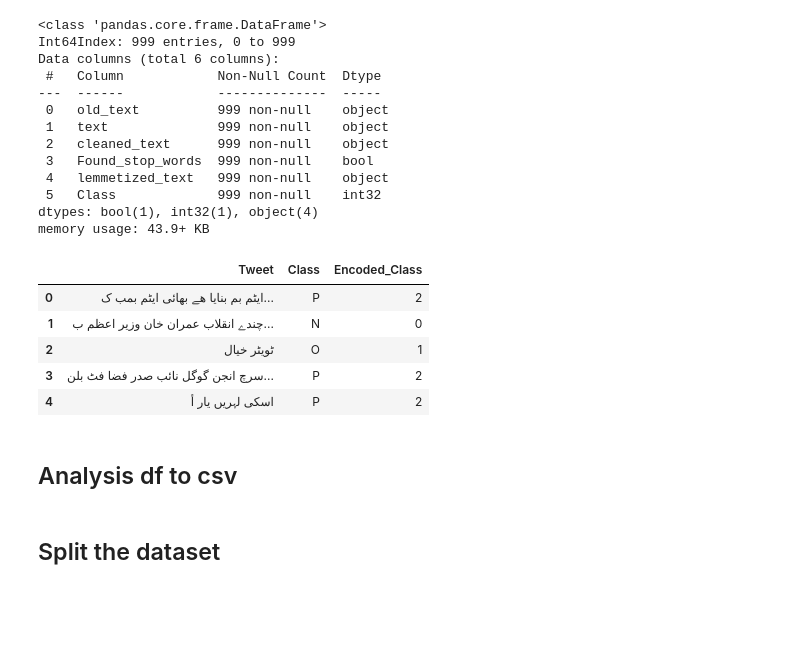
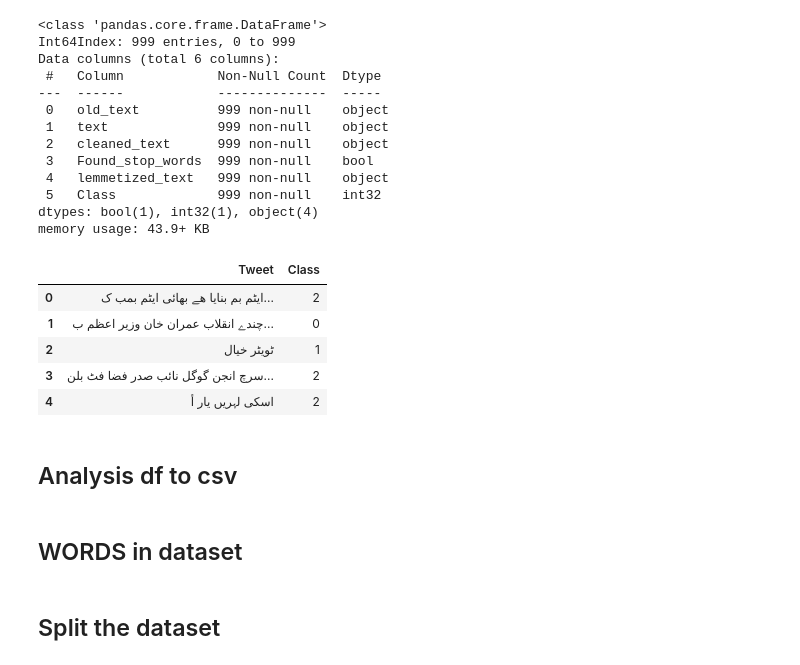
Before and after one commit to Muhammad-Hamza-Khan-03/Academics, a Jupyter notebook: NLP Assignments/Assignment_3/21l-5654-A3-Q1.ipynb, the cells around one changed output. Cells and saved outputs as stored; diff of their text form; code cells hidden in the pictures; blank space fills up the shorter version.

```diff
--- a/NLP Assignments/Assignment_3/21l-5654-A3-Q1.ipynb
+++ b/NLP Assignments/Assignment_3/21l-5654-A3-Q1.ipynb
@@ -239,18 +223,22 @@ memory usage: 43.9+ KB
 # %%
 # analysis_df = pd.DataFrame(columns=['word','Class'])
 # analysis_df.word = processed_df.text_separated.apply(str)
 # analysis_df.Class = processed_df.Class
 # analysis_df.head()
-urdu_dataset['Tweet'] = processed_df['cleaned_text']
-urdu_dataset.head()
+df = pd.DataFrame(columns=['Tweet','Class'])
+df['Tweet'] = processed_df['cleaned_text']
+df['Class'] = processed_df.Class
+df.head()
 # %% [output]
-|  | Tweet | Class | Encoded_Class |
-| 0 | ایٹم بم بنایا ھے بھائی ایٹم بمب ک... | P | 2 |
-| 1 | چندے انقلاب عمران خان وزیر اعظم ب... | N | 0 |
-| 2 | ٹویٹر خیال | O | 1 |
-| 3 | سرچ انجن گوگل نائب صدر فضا فٹ بلن... | P | 2 |
-| 4 | اسکی لہریں یار أ | P | 2 |
+|  | Tweet | Class |
+| 0 | ایٹم بم بنایا ھے بھائی ایٹم بمب ک... | 2 |
+| 1 | چندے انقلاب عمران خان وزیر اعظم ب... | 0 |
+| 2 | ٹویٹر خیال | 1 |
+| 3 | سرچ انجن گوگل نائب صدر فضا فٹ بلن... | 2 |
+| 4 | اسکی لہریں یار أ | 2 |
 # %% [markdown]
 ## Analysis df to csv
 # %%
 urdu_dataset.to_csv('Analysed_Urdu_Tweets.csv')
+# %% [markdown]
+## WORDS in dataset
```
Also changed, not shown: parts of 20 cells of this notebook, 2 other files.
